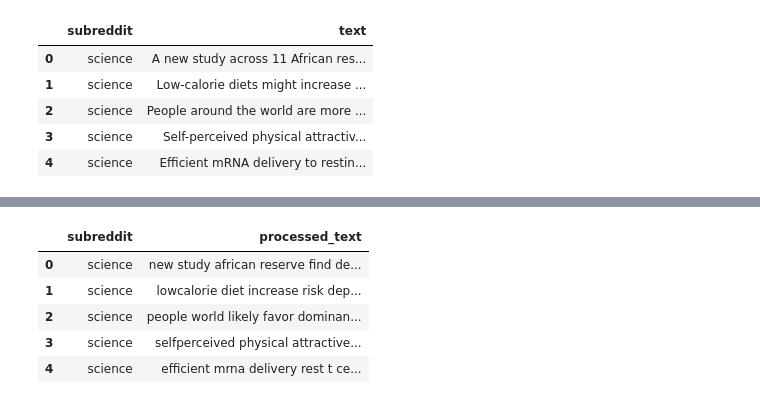
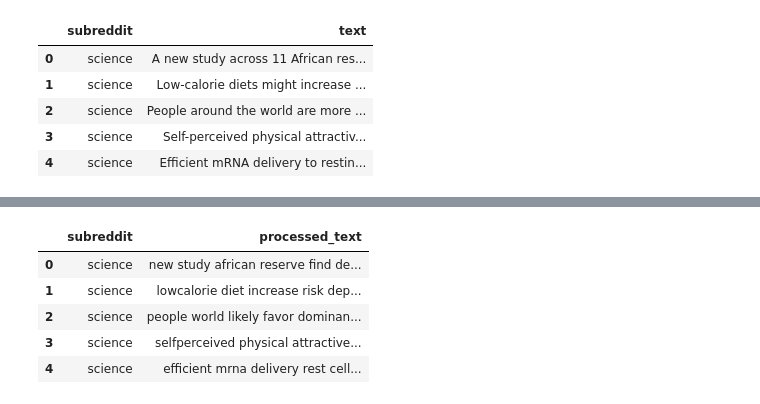
Before and after one commit to tshehadey/reddit-text-mining-project, a Jupyter notebook: notebooks/02_preprocessing.ipynb, the cells around one changed output, grey strips where cells are left out. Saved outputs shown, nothing was run; the diff lists cells and outputs as text; code cells hidden in the pictures.

```diff
--- a/notebooks/02_preprocessing.ipynb
+++ b/notebooks/02_preprocessing.ipynb
@@ -55,24 +97,26 @@ df[['subreddit', 'clean_text']].head()
 # %%
-# Load spaCy English model
-nlp = spacy.load('en_core_web_sm')
+def preprocess_text(text):
+    if not isinstance(text, str) or not text.strip():
+        return ""
+    text = text.lower()
+    doc = nlp(text)
+    tokens = [
+        token.lemma_ for token in doc
+        if token.is_alpha and
+           token.lemma_ not in STOP_WORDS and
+           len(token.lemma_) > 2
+    ]
+    return " ".join(tokens)
 
-def preprocess_text(text):
-    doc = nlp(text)
-    tokens = [token.lemma_ for token in doc if token.is_alpha and token.lemma_ not in STOP_WORDS]
-    return ' '.join(tokens)
-
-# Apply preprocessing
-df['processed_text'] = df['clean_text'].apply(preprocess_text)
-
-# Preview final version
-df[['subreddit', 'processed_text']].head()
+df["processed_text"] = df["clean_text"].apply(preprocess_text)
+df[["subreddit", "processed_text"]].head()
 # %% [output]
 |  | subreddit | processed_text |
 | 0 | science | new study african reserve find de... |
 | 1 | science | lowcalorie diet increase risk dep... |
 | 2 | science | people world likely favor dominan... |
 | 3 | science | selfperceived physical attractive... |
-| 4 | science | efficient mrna delivery rest t ce... |
+| 4 | science | efficient mrna delivery rest cell... |
 # %%
 # Save processed dataset for modeling
 df.to_csv('../data/reddit_preprocessed.csv', index=False)
```
Also changed, not shown: parts of 7 cells of this notebook, 2 other files.
